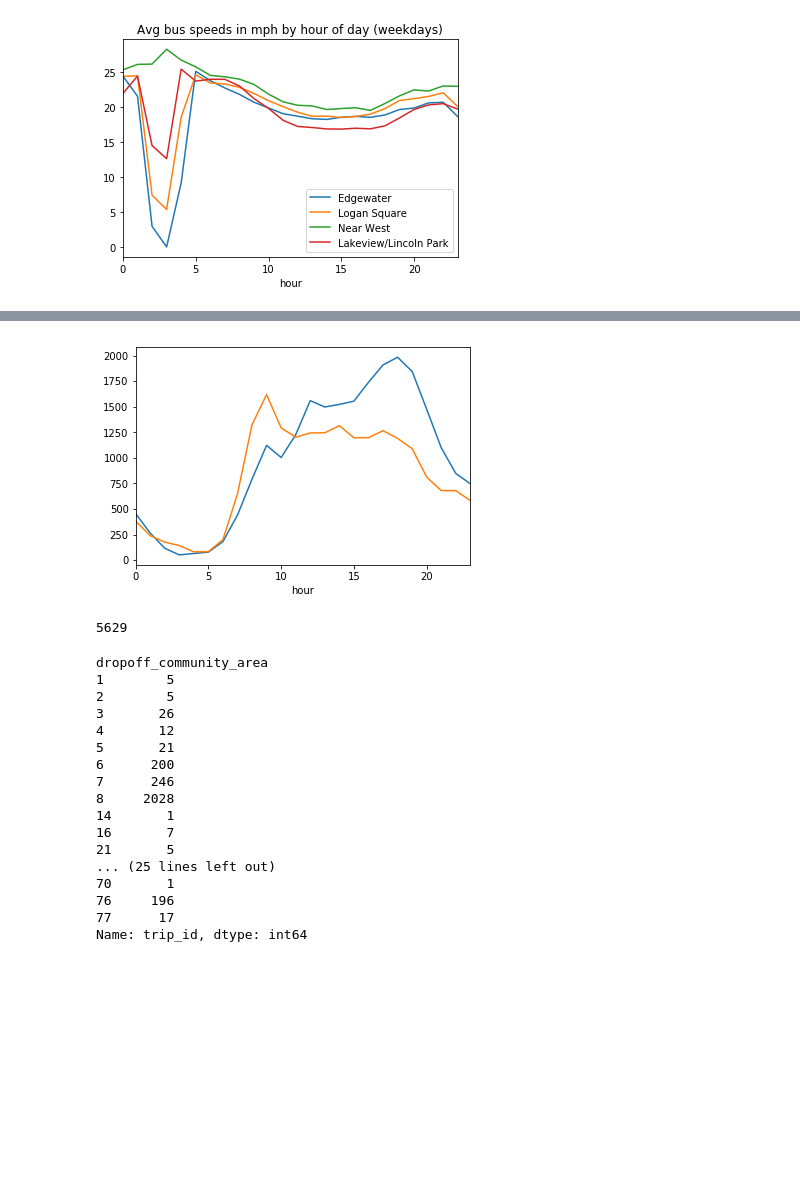
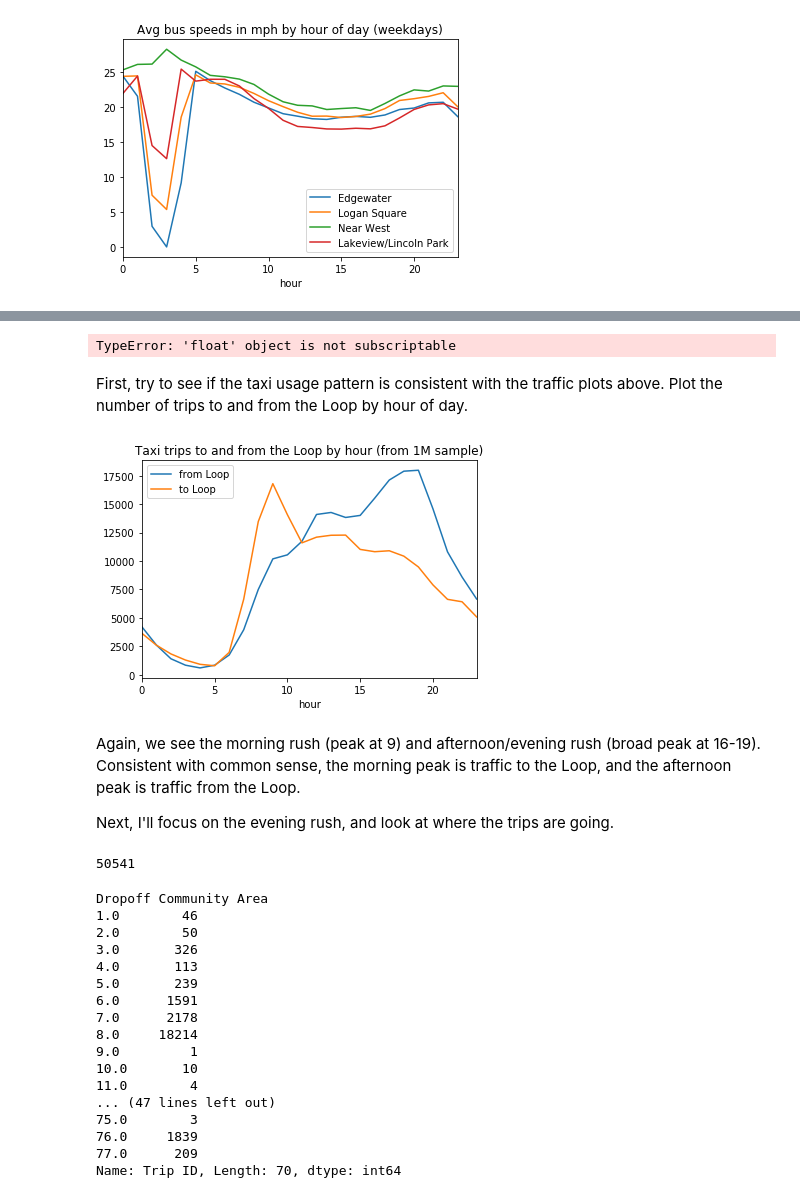
Before and after one commit to Inoueian/chicago-taxi, a Jupyter notebook: Challenge_3.ipynb, the cells around one changed output, grey strips where cells are left out. Saved outputs shown, nothing was run; the diff lists cells and outputs as text; code cells hidden in the pictures; blank space fills up the shorter version.

```diff
--- a/Challenge_3.ipynb
+++ b/Challenge_3.ipynb
@@ -139,4 +104,0 @@ df_Loop = pd.concat(dfs, ignore_index=True)
-# %%
-#Make the areas int rather than str
-df_Loop['pickup_community_area'] = df_Loop['pickup_community_area'].astype(int)
-df_Loop['dropoff_community_area'] = df_Loop['dropoff_community_area'].astype(int)
@@ -143,38 +112,56 @@ df_Loop['dropoff_community_area'] = df_Loop['dropoff_community_area'].astype(int
+# %%
+#Write a time parser
+time_parser = lambda x: pd.datetime.strptime(x, '%m/%d/%Y %I:%M:%S %p')
 # %%
 #Add an hour column
-df_Loop['hour'] = df_Loop.trip_start_timestamp.apply(lambda x: int(x[11:13]))
+df_Loop['hour'] = df_Loop['Trip Start Timestamp'].apply(lambda x: time_parser(x).hour)
+# %%
+#While we're at it, Fare is recorded in strings starting with $.
+#Convert them to floats.
+df_Loop.Fare = df_Loop.Fare.apply(lambda x: float(x[1:]))
+# %% [output]
+TypeError: 'float' object is not subscriptable
+# %% [markdown]
+First, try to see if the taxi usage pattern is consistent with the traffic plots above. Plot the number of trips to and from the Loop by hour of day.
 # %%
-df_Loop[df_Loop.pickup_community_area == 32].groupby(df_Loop.hour).count()['trip_id'].plot()
-df_Loop[df_Loop.dropoff_community_area == 32].groupby(df_Loop.hour).count()['trip_id'].plot()
+df_Loop[df_Loop['Pickup Community Area'] == 32.].groupby(df_Loop.hour).count()['Trip ID'].plot(label='from Loop')
+df_Loop[df_Loop['Dropoff Community Area'] == 32.].groupby(df_Loop.hour).count()['Trip ID'].plot(label='to Loop')
+plt.title('Taxi trips to and from the Loop by hour (from 1M sample)')
+plt.legend()
+plt.savefig('Figs/taxis_by_hour.png')
 plt.show()
 # %% [output]
-[figure, old version]
+[figure, new version]
+# %% [markdown]
+Again, we see the morning rush (peak at 9) and afternoon/evening rush (broad peak at 16-19). Consistent with common sense, the morning peak is traffic to the Loop, and the afternoon peak is traffic from the Loop.
+
+Next, I'll focus on the evening rush, and look at where the trips are going.
 # %%
 #Keep only hour from 16 to 18 (this goes until 18:59).
 df_eve_rush = df_Loop[(df_Loop.hour >= 16) & (df_Loop.hour <= 18)]
 # %%
 #How many are pickups?
-print(len(df_eve_rush[df_eve_rush.pickup_community_area == 32]))
+print(len(df_eve_rush[df_eve_rush['Pickup Community Area'] == 32]))
 #Where do they go?
-df_eve_rush[df_eve_rush.pickup_community_area == 32].groupby('dropoff_community_area').count()['trip_id']
+df_eve_rush[df_eve_rush['Pickup Community Area'] == 32].groupby('Dropoff Community Area').count()['Trip ID']
 # %% [output]
-5629
+50541
-dropoff_community_area
-1        5
-2        5
-3       26
-4       12
-5       21
-6      200
-7      246
-8     2028
-14       1
-16       7
-21       5
-... (25 lines left out)
-70       1
-76     196
-77      17
-Name: trip_id, dtype: int64
+Dropoff Community Area
+1.0        46
+2.0        50
+3.0       326
+4.0       113
+5.0       239
+6.0      1591
+7.0      2178
+8.0     18214
+9.0         1
+10.0       10
+11.0        4
+... (47 lines left out)
+75.0        3
+76.0     1839
+77.0      209
+Name: Trip ID, Length: 70, dtype: int64
 # %%
 #How many are dropoffs?
```
Also changed, not shown: parts of 30 cells of this notebook, 4 other files.
